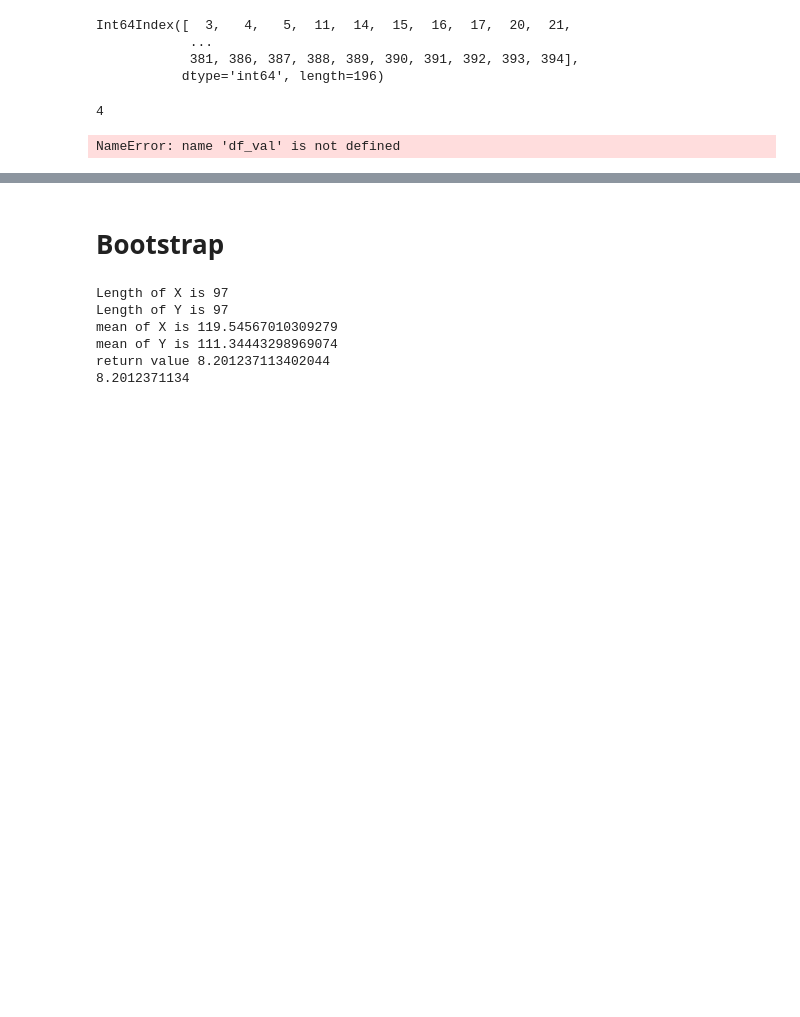
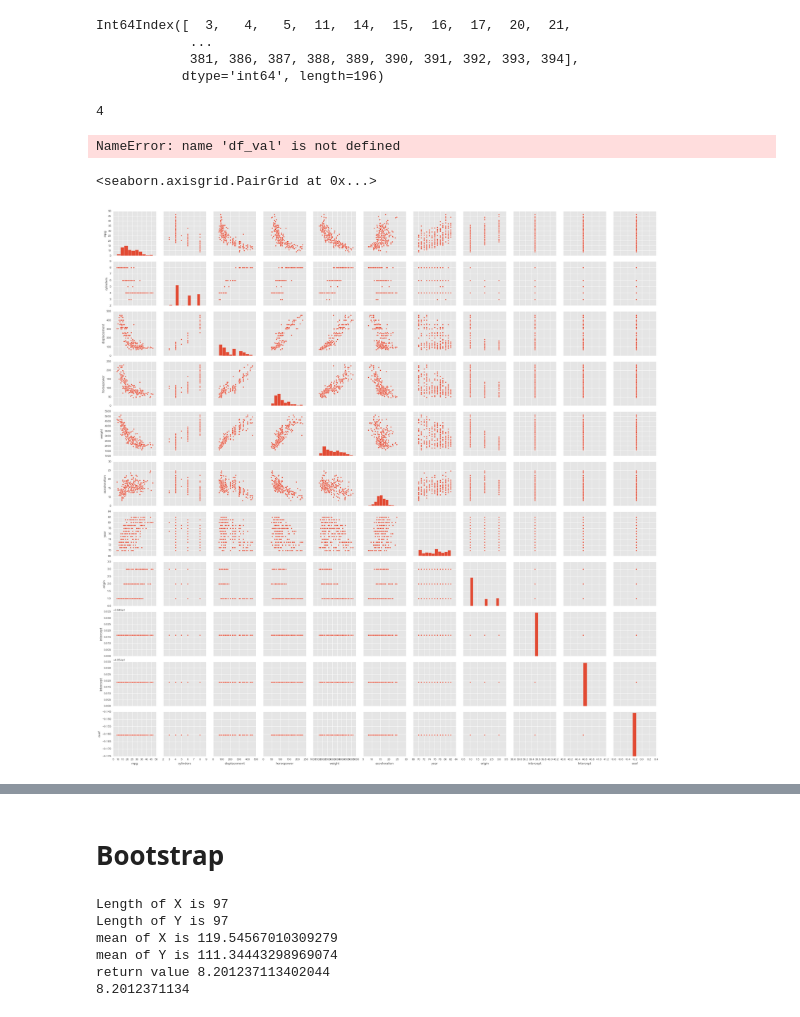
Before and after one commit to devesh-k/Modelling, a Jupyter notebook: Chapter 5.ipynb, the cells around one changed output, grey strips where cells are left out. Saved outputs shown, nothing was run; the diff lists cells and outputs as text; code cells hidden in the pictures; blank space fills up the shorter version.

```diff
--- a/Chapter 5.ipynb
+++ b/Chapter 5.ipynb
@@ -93,3 +93,8 @@ for i in range(0 , len(train_df)):
 NameError: name 'df_val' is not defined
 # %%
 len(df_val)
+# %%
+sns.pairplot(data = train_df)
+# %% [output]
+<seaborn.axisgrid.PairGrid at 0x...>
+[figure, added]
```
Also changed, not shown: parts of 49 cells of this notebook, 10 other files.
